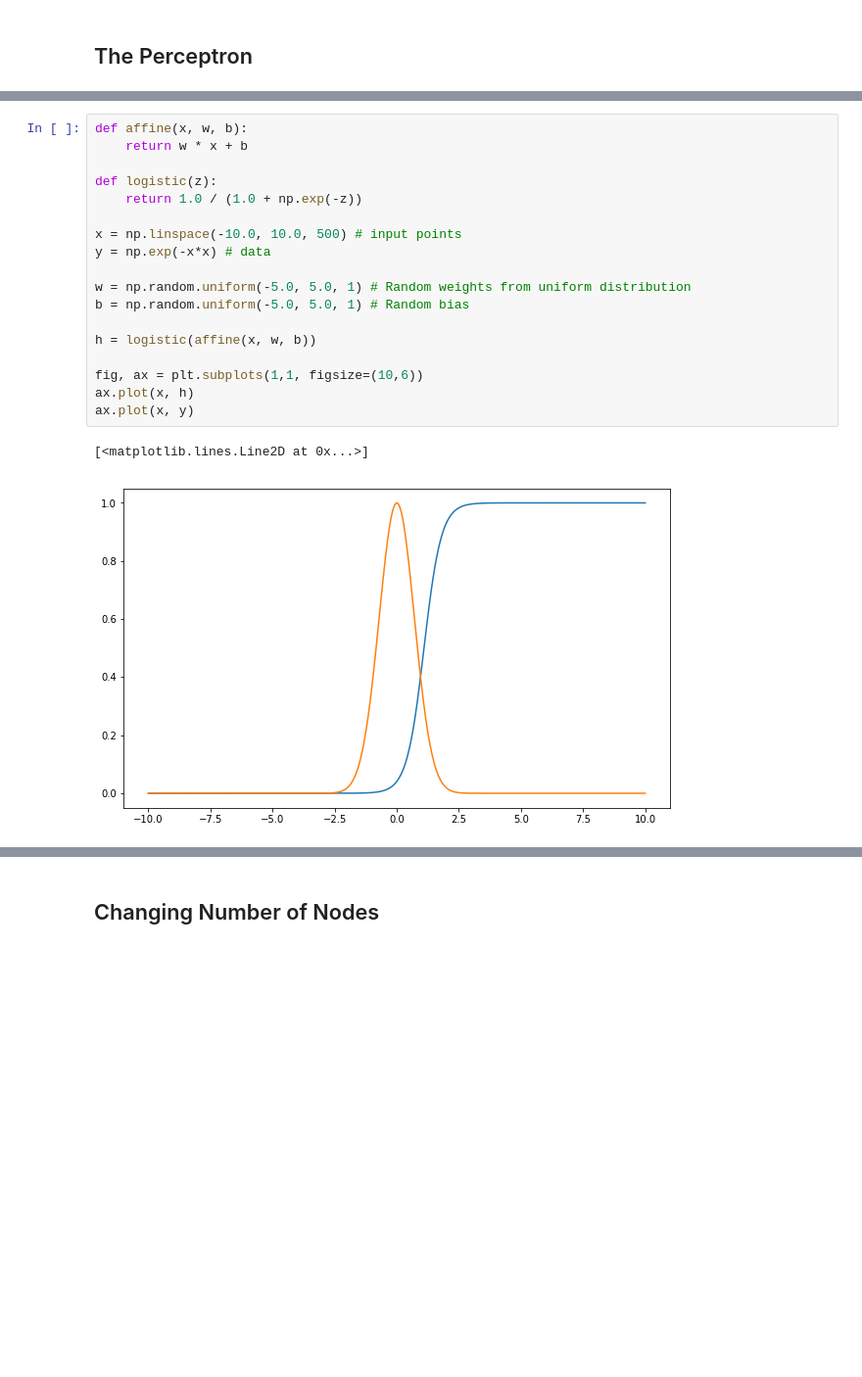
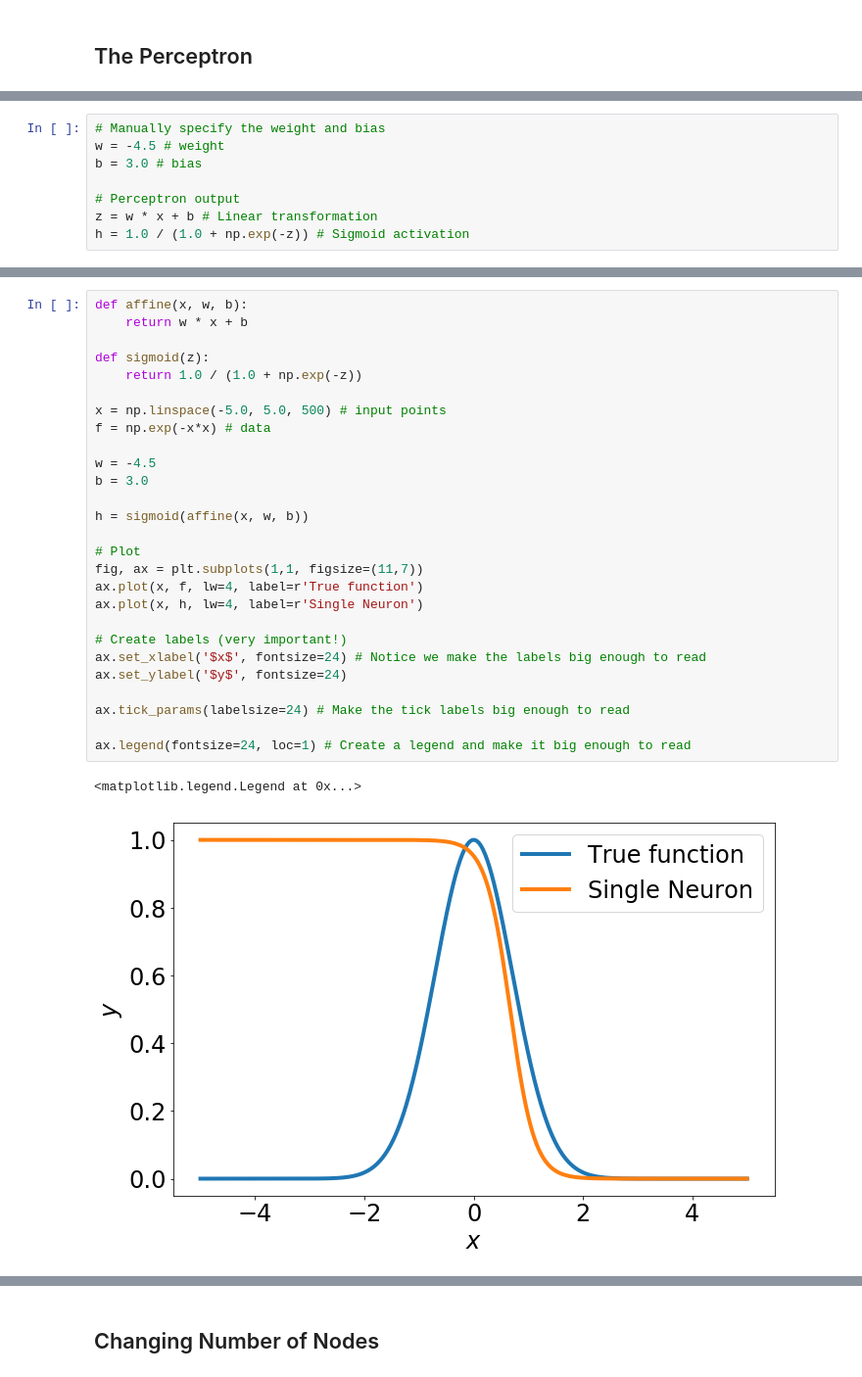
Before and after one commit to pavlosprotopapas/dswcc_fall_2018, a Jupyter notebook: labs/Lab1/Lab1.ipynb, the cells around one changed output, grey strips where cells are left out. Shown at 98% size. Saved outputs shown, nothing was run; the diff lists cells and outputs as text; blank space fills up the shorter version.

```diff
--- a/labs/Lab1/Lab1.ipynb
+++ b/labs/Lab1/Lab1.ipynb
@@ -54,0 +46,8 @@ ax.plot(x, y)
+# %%
+# Manually specify the weight and bias
+w = -4.5 # weight
+b = 3.0 # bias
+
+# Perceptron output
+z = w * x + b # Linear transformation
+h = 1.0 / (1.0 + np.exp(-z)) # Sigmoid activation
@@ -92,21 +112,30 @@ def logistic(z):
 # %%
 def affine(x, w, b):
     return w * x + b
 
-def logistic(z):
+def sigmoid(z):
     return 1.0 / (1.0 + np.exp(-z))
 
-x = np.linspace(-10.0, 10.0, 500) # input points
-y = np.exp(-x*x) # data
+x = np.linspace(-5.0, 5.0, 500) # input points
+f = np.exp(-x*x) # data
 
-w = np.random.uniform(-5.0, 5.0, 1) # Random weights from uniform distribution
-b = np.random.uniform(-5.0, 5.0, 1) # Random bias
+w = -4.5
+b = 3.0
 
-h = logistic(affine(x, w, b))
+h = sigmoid(affine(x, w, b))
 
-fig, ax = plt.subplots(1,1, figsize=(10,6))
-ax.plot(x, h)
-ax.plot(x, y)
+# Plot
+fig, ax = plt.subplots(1,1, figsize=(11,7))
+ax.plot(x, f, lw=4, label=r'True function')
+ax.plot(x, h, lw=4, label=r'Single Neuron')
+
+# Create labels (very important!)
+ax.set_xlabel('$x$', fontsize=24) # Notice we make the labels big enough to read
+ax.set_ylabel('$y$', fontsize=24)
+
+ax.tick_params(labelsize=24) # Make the tick labels big enough to read
+
+ax.legend(fontsize=24, loc=1) # Create a legend and make it big enough to read
 # %% [output]
-[<matplotlib.lines.Line2D at 0x...>]
+<matplotlib.legend.Legend at 0x...>
-[figure, old version]
+[figure, new version]
```
Also changed, not shown: parts of 45 cells of this notebook, 2 other files.
